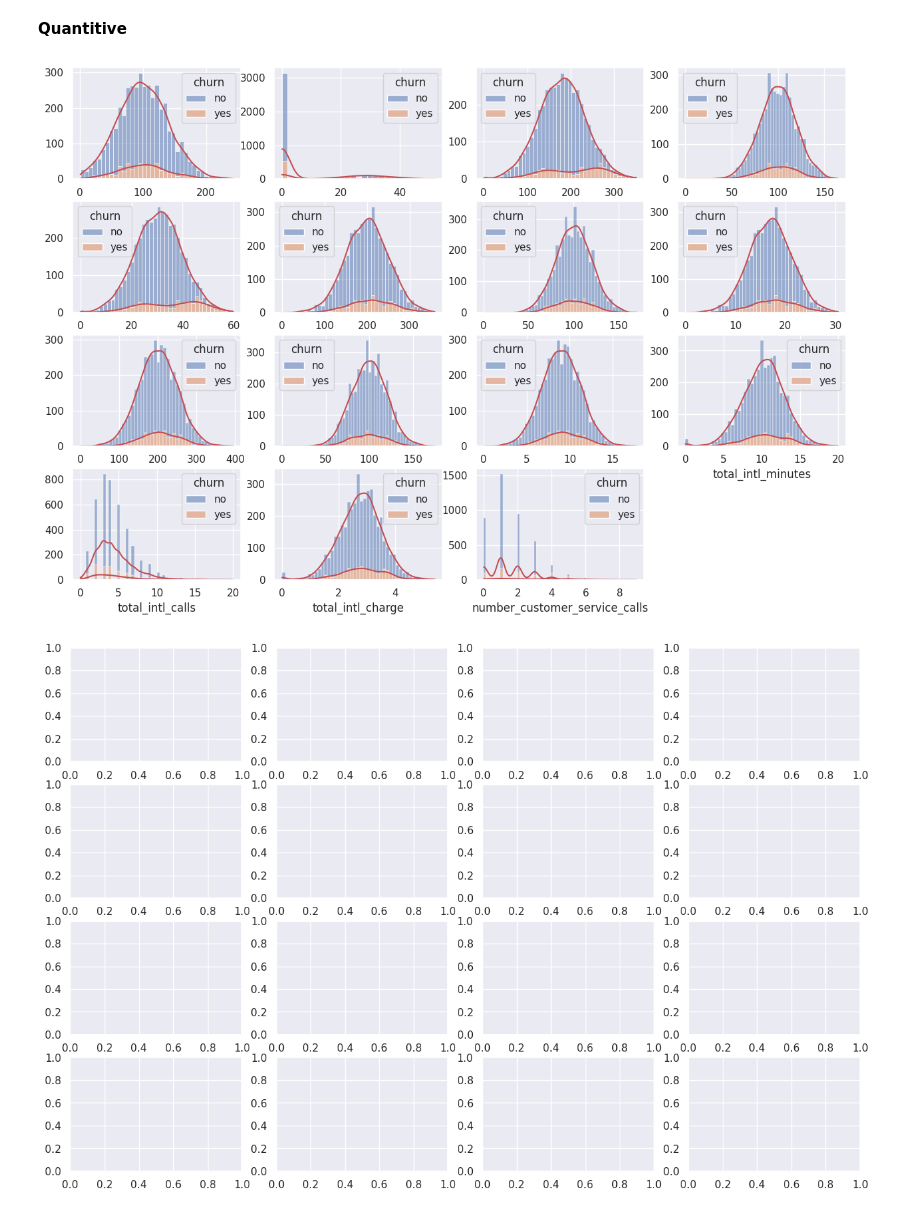
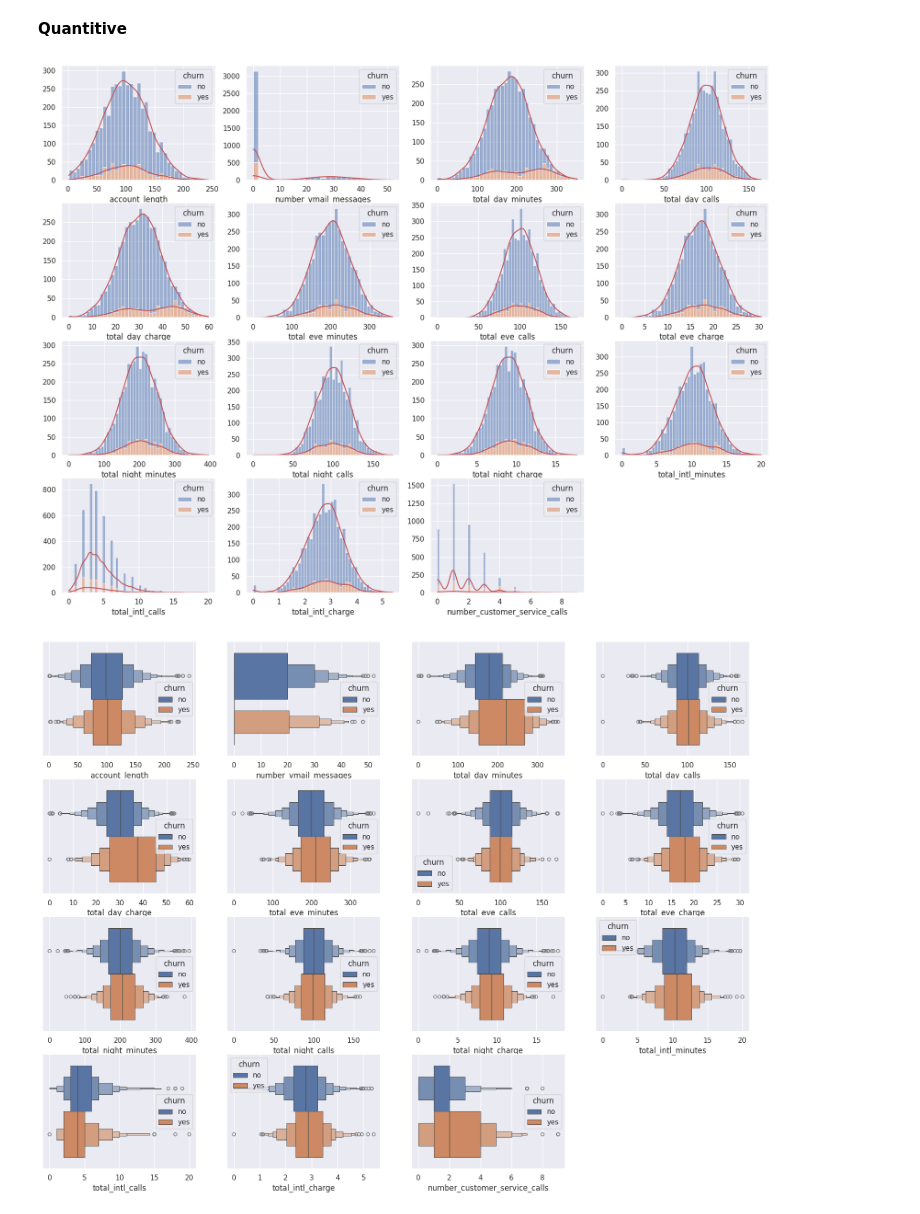
Before and after one commit to hyugai/MLOps_Marketing_CustomerChurn_2020KaggleCompetition, a Jupyter notebook: notebooks/descriptive/investigative.ipynb, the cells around one changed output. Cells and saved outputs as stored; diff of their text form; code cells hidden in the pictures.

```diff
--- a/notebooks/descriptive/investigative.ipynb
+++ b/notebooks/descriptive/investigative.ipynb
@@ -66,7 +66,7 @@ def plot_qq(ax, name: str) -> None:
             ax=ax
         )
         sm.qqline(
-            ax=g,
+            ax=ax,
             line='45',
             fmt='r'
         )
@@ -79,34 +81,44 @@ def plot_qq(ax, name: str) -> None:
 ##
 axes = dict()
 graph_names = ['hist', 'boxen', 'qq']
 for name in graph_names:
     fig, sub_axes = plt.subplots(
         nrows=4, ncols=4,
-        sharex=False, sharey=False
+        sharex=False, sharey=False,
+        figsize=(20, 15)
     )
-    fig.set_figwidth(15); fig.set_figheight(10)
 
     axes[name] = sub_axes
 
 ##
 names = num_cols.copy()
 names.append('0')
 names = np.array(names).reshape(4, 4)
 
 ##
 for i in range(4):
     for j in range(4):
         if names[i, j] != '0':
             plot_hist(
                 ax=axes['hist'][i, j],
                 name=names[i, j]
             )
+            plot_boxen(
+                ax=axes['boxen'][i, j],
+                name=names[i, j]
+            )
+            plot_qq(
+                ax=axes['qq'][i, j],
+                name=names[i, j]
+            )
         else:
             axes['hist'][i, j].set_visible(False)
+            axes['boxen'][i, j].set_visible(False)
+            axes['qq'][i, j].set_visible(False)
 
 ##
 plt.tight_layout()
 plt.show()
 # %% [output]
-[figure, old version]
+[figure, new version]
-[figure, old version]
+[figure, new version]
```
Also changed, not shown: parts of 6 cells of this notebook.
